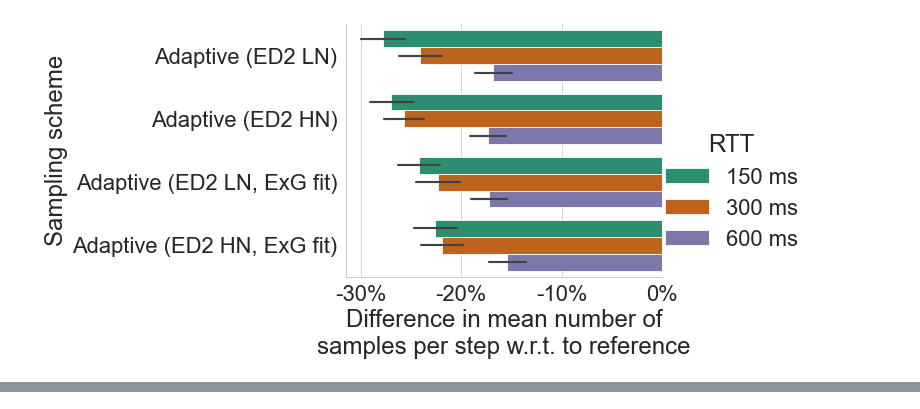
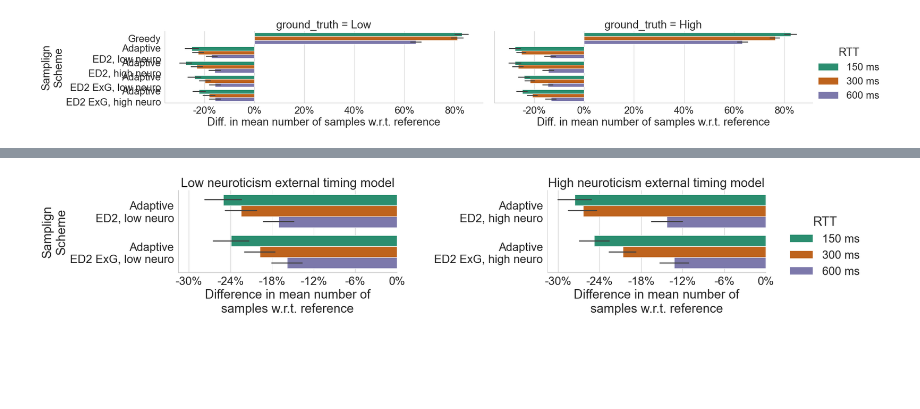
Before and after one commit to vnmo/EdgeDroid2, a Jupyter notebook: analysis/junjues_sampling.ipynb, the cells around one changed output, grey strips where cells are left out. Cells and saved outputs as stored; diff of their text form; code cells hidden in the pictures; blank space fills up the shorter version.

```diff
--- a/analysis/junjues_sampling.ipynb
+++ b/analysis/junjues_sampling.ipynb
@@ -212,7 +149,7 @@ sns.set_context("paper", font_scale=2.5)
 sns.set_palette("Dark2")
 # %%
 # mean number of samples per rep
-samples_per_rep = results.groupby(["sampling", "proc_delay", "repetition"])["samples"].mean().reset_index()
-samples_per_rep["proc_delay"] = samples_per_rep["proc_delay"].apply(lambda e: f"{int(e * 1000):} ms").astype(str)
+samples_per_rep = results.groupby(["ground_truth", "sampler", "rtt", "repetition"])["num_samples"].mean().reset_index()
+samples_per_rep["rtt"] = samples_per_rep["rtt"].apply(lambda e: f"{int(e * 1000):} ms").astype(str)
 samples_per_rep
 # %% [output]
@@ -257,10 +231,10 @@ import pingouin as pg
 
 ix = pd.IndexSlice
 
+
 def diff_wrt_ref_rtt(df: pd.DataFrame) -> pd.DataFrame:
-    ref_samples = df.loc[df["sampling"] == "Adaptive (reference, gaussian fit)", "samples"].to_numpy()
+    ref_samples = df.loc[df["sampler"] == reference_name, "num_samples"].to_numpy()
     ref_mean = ref_samples.mean()
-
 
     def diff_wrt_ref(samples: pd.Series) -> pd.Series:
         ttest = pg.ttest(samples.to_numpy(), ref_samples, alternative="two-sided")
@@ -279,10 +253,11 @@ def diff_wrt_ref_rtt(df: pd.DataFrame) -> pd.DataFrame:
             "CI95_Low" : ci[0] / ref_mean,
             "CI95_High": ci[1] / ref_mean}, name="Result")
 
-    return df.groupby("sampling")["samples"].apply(diff_wrt_ref)
+    return df.groupby("sampler")["num_samples"].apply(diff_wrt_ref)
 
-samples_diff = samples_per_rep.groupby("proc_delay").apply(diff_wrt_ref_rtt).stack().stack().unstack(level=1).reset_index()
-# samples_diff = samples_diff[samples_diff["sampling"] != "Adaptive (reference, gaussian fit)"]
-# # samples_diff["sampling"] = samples_diff["sampling"].cat.remove_unused_categories()
+
+samples_diff = samples_per_rep.groupby(["ground_truth", "rtt"]).apply(diff_wrt_ref_rtt).stack().stack().unstack(level=2).reset_index()
+samples_diff = samples_diff[samples_diff["sampler"] != reference_name]
+samples_diff["sampler"] = samples_diff["sampler"].cat.remove_unused_categories()
 samples_diff
 # %% [output]
@@ -306,32 +281,66 @@ samples_diff
 # %%
 import matplotlib.ticker as tkr
 
-plot_data = samples_diff.set_index(["sampling", "proc_delay"])[["CI95_Low", "CI95_High", "diff"]].stack().reset_index().rename(columns={0: "values"})
+plot_data = samples_diff.set_index(["ground_truth", "sampler", "rtt"])[
+    ["CI95_Low", "CI95_High", "diff"]].stack().reset_index().rename(columns={0: "values"})
+# plot_data["values"] = plot_data["values"] * -1
 
 fg = sns.catplot(
     kind="bar",
     data=plot_data,
     estimator=lambda e: sorted(e)[1],
     errorbar=lambda e: (min(e), max(e)),
-    y="sampling",
-    hue="proc_delay",
+    y="sampler",
+    hue="rtt",
     x="values",
-    order=["Adaptive (ED2 LN)", "Adaptive (ED2 HN)", "Adaptive (ED2 LN, ExG fit)", "Adaptive (ED2 HN, ExG fit)",],
+    # order=["Adaptive (ED2 LN)", "Adaptive (ED2 HN)", "Adaptive (ED2 LN, ExG fit)", "Adaptive (ED2 HN, ExG fit)", ],
     # hue="Configuration",
-    aspect=2,
-    height=5,
+    col="ground_truth",
+    aspect=3,
+    height=4,
     # yerr=duration_diff["CI95%"].to_numpy(),
 )
 fg.legend.set_title("RTT")
-fg.set_axis_labels("Difference in mean number of\nsamples per step w.r.t. to reference", "Sampling scheme")
+fg.set_axis_labels("Diff. in mean number of samples w.r.t. reference", "Samplign\nScheme")
 # fg.set(xticks=np.linspace(-0.25, 0, 6))
 for ax in fg.axes.flat:
-    # ax.yaxis.set_major_locator(tkr.MaxNLocator(integer=True))
-    # ax.yaxis.set_major_formatter(tkr.FuncFormatter(lambda y, p: f"{y:0.0f}s"))
-    ax.xaxis.set_major_formatter(tkr.FuncFormatter(lambda x, p: f"{x:+0.0%}" if x != 0.0 else "0%"))
-    # ax.set_xticks(ax.get_xticks(), ax.get_xticklabels(), rotation=35, ha="right", rotation_mode="anchor")
+    ax.xaxis.set_major_formatter(tkr.FuncFormatter(lambda x, p: f"{x:0.0%}" if x != 0.0 else "0%"))
 plt.show()
 
-plot_data[plot_data["level_2"] == "diff"]
+def plot_by_ground_truth(data: pd.DataFrame, *args, **kwargs) -> None:
+    # print(args, kwargs)
+    ax = plt.gca()
+    gt_label = data["ground_truth"].unique()[0]
+    if gt_label == "Low":
+        filter_neuro = "low"
+    else:
+        filter_neuro = "high"
+
+    data = data[
+        data["sampler"].astype(str).str.contains(filter_neuro)
+        # | (gt_low["sampler"] == "Greedy")
+        | (data["sampler"] == reference_name)
+    ].copy()
+    data["sampler"] = data["sampler"].cat.remove_unused_categories()
+
+    sns.barplot(
+        data=data,
+        x="values",
+        hue="rtt",
+        y="sampler",
+        ax=ax,
+    )
+    ax.legend()
+
+fg = sns.FacetGrid(plot_data, col="ground_truth", aspect=2.5, sharey=False, height=4)
+fg.map_dataframe(plot_by_ground_truth)
+fg.add_legend(title="RTT", borderpad=2)
+# fg.legend.set_title("RTT")
+fg.set_axis_labels("Difference in mean number of\nsamples w.r.t. reference", "Samplign\nScheme")
+fg.set_titles(col_template="{col_name} neuroticism external timing model")
+fg.set(xticks=np.linspace(-0.3, 0.0, 6))
+for ax in fg.axes.flat:
+    ax.xaxis.set_major_formatter(tkr.FuncFormatter(lambda x, p: f"{x:+0.0%}" if x != 0.0 else "0%"))
+plt.show()
 # %% [output]
-[figure, old version]
+[figure, new version]
@@ -354,0 +347 @@ plot_data[plot_data["level_2"] == "diff"]
+[figure, added]
```
Also changed, not shown: parts of 7 cells of this notebook, 4 other files.
